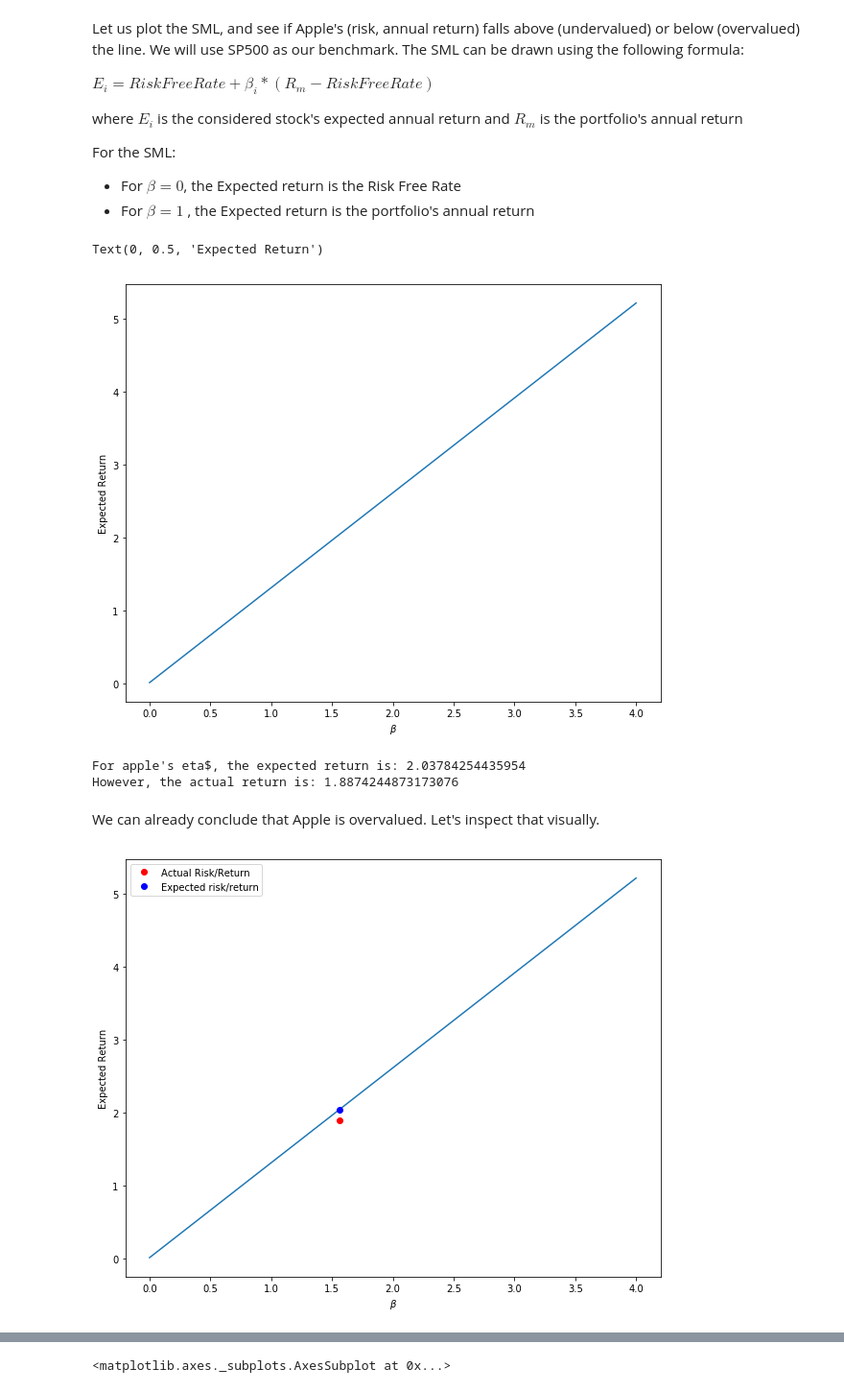
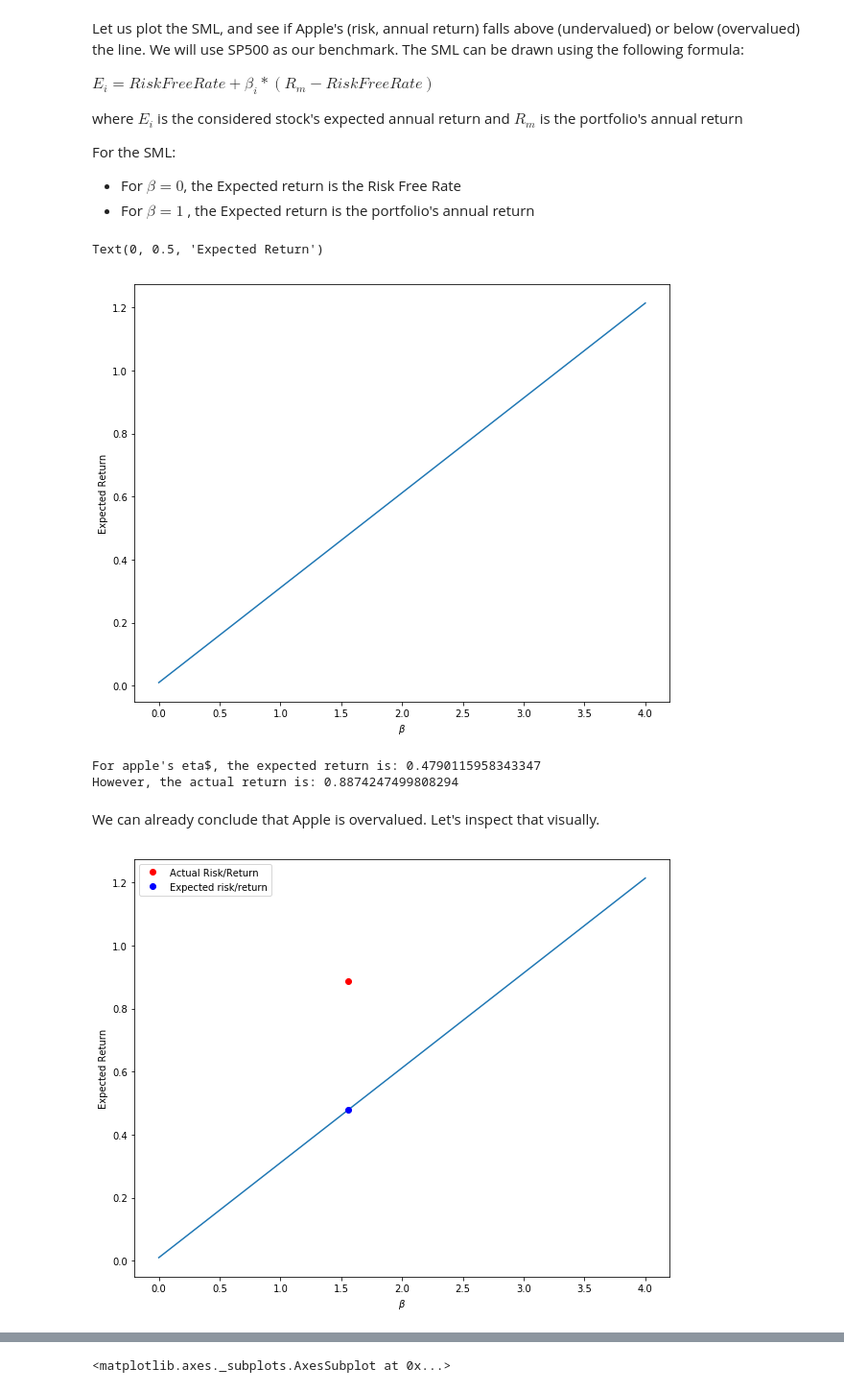
Before and after one commit to BacharKabalan/Theory-and-Knowledge, a Jupyter notebook: CAPM/CAPM.ipynb, the cells around one changed output, grey strips where cells are left out. Shown at 96% size. Saved outputs shown, nothing was run; the diff lists cells and outputs as text; code cells hidden in the pictures.

Commit message:
corrected that calculation of cumulative returns by subtracting 1

```diff
--- a/CAPM/CAPM.ipynb
+++ b/CAPM/CAPM.ipynb
@@ -133,7 +133,7 @@ $
 Annual Return = (1 + Cumulative Return)^{\frac{Yearly Trading Days}{Total Holding Days}} - 1
 $
 # %%
-cml_ret = np.exp(np.cumsum(df_rets))
+cml_ret = np.exp(np.cumsum(df_rets))-1
 total_holding_days = len(df_rets.index)
 
 ann_ret = np.power((1+cml_ret).iloc[-1], (yearlyTradingDays/total_holding_days)) - 1
@@ -159,33 +159,33 @@ For the SML:
 
 SML_slope = (ann_ret.SPY-yearlyRiskFreeRate)/(1-0) #slope of the SML using SP500 as the market portfolio
 ax, fig = plt.subplots(figsize = (10,8))
-ax = plt.plot([0, 1,4], [yearlyRiskFreeRate,expected_ann_ret.SPY, 4*sml_slope+yearlyRiskFreeRate]) #SML line
+ax = plt.plot([0, 1,4], [yearlyRiskFreeRate,ann_ret.SPY, 4*SML_slope+yearlyRiskFreeRate]) #SML line
 plt.xlabel(r"$\beta$")
 plt.ylabel("Expected Return")
 # %% [output]
 Text(0, 0.5, 'Expected Return')
-[figure, old version]
+[figure, new version]
 # %%
 expected_ret_aapl = yearlyRiskFreeRate + beta_aapl*(ann_ret.SPY - yearlyRiskFreeRate)
 print(f"For apple's $\beta$, the expected return is: {expected_ret_aapl} ")
 print(f"However, the actual return is: {ann_ret.AAPL}")
 # %% [output]
-For apple's eta$, the expected return is: 2.03784254435954
-However, the actual return is: 1.8874244873173076
+For apple's eta$, the expected return is: 0.4790115958343347
+However, the actual return is: 0.8874247499808294
 # %% [markdown]
 We can already conclude that Apple is overvalued. Let's inspect that visually.
 # %%
 SML_slope = (ann_ret.SPY-yearlyRiskFreeRate)/(1-0) #slope of the SML using SP500 as the market portfolio
 ax, fig = plt.subplots(figsize = (10,8))
-ax = plt.plot([0, 1,4], [yearlyRiskFreeRate,expected_ann_ret.SPY, 4*sml_slope+yearlyRiskFreeRate]) #SML line
+ax = plt.plot([0, 1,4], [yearlyRiskFreeRate,ann_ret.SPY, 4*SML_slope+yearlyRiskFreeRate]) #SML line
 plt.xlabel(r"$\beta$")
 plt.ylabel("Expected Return")
 ax = plt.plot([beta_aapl],[ann_ret.AAPL],'ro', label = 'Actual Risk/Return')
-ax = plt.plot( [slope_aapl],[yearlyRiskFreeRate + slope_aapl*(expected_ann_ret.SPY - yearlyRiskFreeRate)],'bo', label = 'Expected risk/return')
+ax = plt.plot( [slope_aapl],[yearlyRiskFreeRate + slope_aapl*(ann_ret.SPY - yearlyRiskFreeRate)],'bo', label = 'Expected risk/return')
 plt.legend()
 plt.show()
 # %% [output]
-[figure, old version]
+[figure, new version]
 # %% [markdown]
 Now, the conclusion here is that Apple is overvalued and should probably not be added to our portfolio (S&P500 in this case).
 However, you can see how this analysis is faulty, as Apple is already in the S&P500.
```
Also changed, not shown: parts of 8 cells of this notebook.
